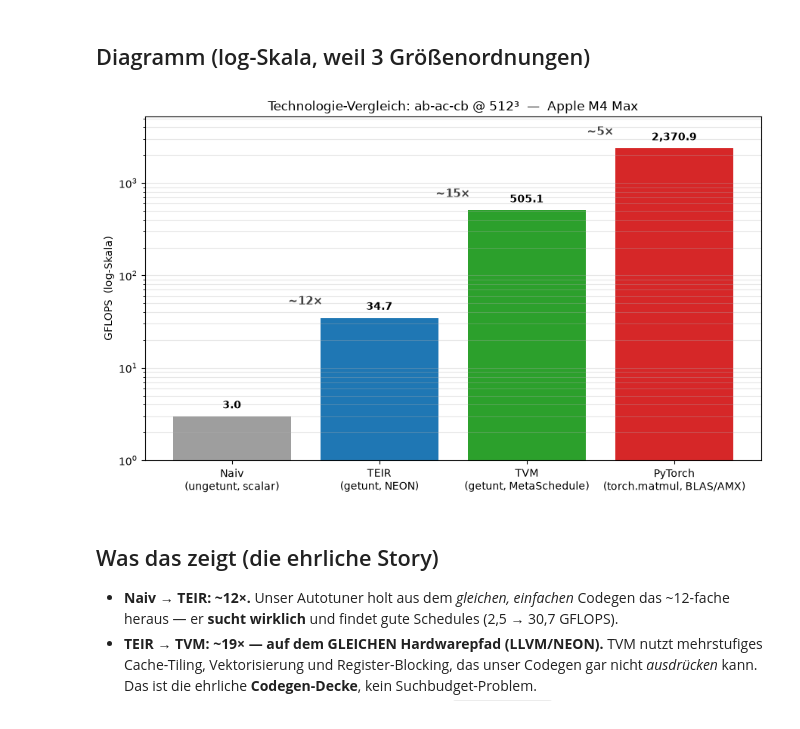
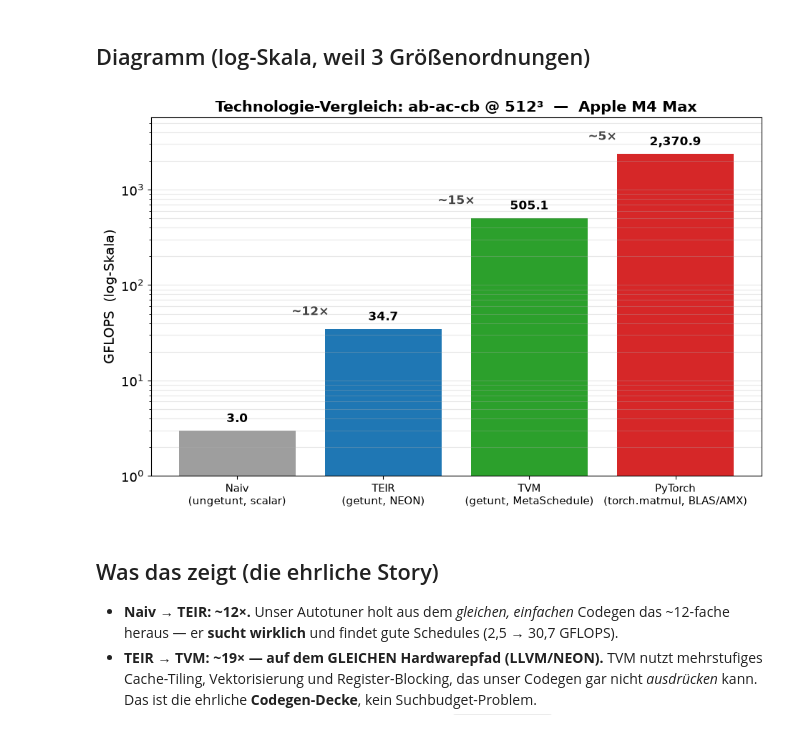
Before and after one commit to Smurado/mlc_lab, a Jupyter notebook: Projekt/autotuner/eval/notebooks/hero_comparison.ipynb, the cells around one changed output. Cells and saved outputs as stored; diff of their text form; code cells hidden in the pictures.

```diff
--- a/Projekt/autotuner/eval/notebooks/hero_comparison.ipynb
+++ b/Projekt/autotuner/eval/notebooks/hero_comparison.ipynb
@@ -108,27 +108,29 @@ df
 # %%
 import matplotlib.pyplot as plt
 labels = list(results.keys()); vals = list(results.values())
 colors = ['#9e9e9e', '#1f77b4', '#2ca02c', '#d62728']
-fig, ax = plt.subplots(figsize=(9, 5.5))
+fig, ax = plt.subplots(figsize=(9.5, 6))
 bars = ax.bar(labels, vals, color=colors)
 ax.set_yscale('log')
-ax.set_ylabel('GFLOPS  (log-Skala)')
-ax.set_title(f'Technologie-Vergleich: {CASE} @ {N}\u00b3  \u2014  Apple M4 Max')
-ax.set_ylim(1, max(vals) * 2.2)
+ax.set_ylabel('GFLOPS  (log-Skala)', fontsize=14)
+ax.set_title(f'Technologie-Vergleich: {CASE} @ {N}\u00b3  \u2014  Apple M4 Max', fontsize=15, fontweight='bold')
+ax.tick_params(axis='y', labelsize=13)
+ax.tick_params(axis='x', labelsize=10.5)
+ax.set_ylim(1, max(vals) * 2.4)
 for b, v in zip(bars, vals):
     ax.text(b.get_x() + b.get_width()/2, v * 1.15, f'{v:,.1f}',
-            ha='center', va='bottom', fontweight='bold')
+            ha='center', va='bottom', fontweight='bold', fontsize=12)
 ax.grid(axis='y', alpha=0.3, which='both')
 # Multiplikatoren zwischen den Balken (dynamisch aus den Messwerten)
 for i, j in [(0, 1), (1, 2), (2, 3)]:
     ax.annotate(f'~{vals[j]/vals[i]:.0f}\u00d7', xy=(j, vals[j]),
                 xytext=(i + 0.5, vals[j] * 1.4),
-                ha='center', color='#444', fontsize=11, fontweight='bold')
+                ha='center', color='#444', fontsize=12, fontweight='bold')
 plt.tight_layout()
 plt.savefig('hero_comparison.png', dpi=140)
 plt.show()
 # %% [output]
-[figure, old version]
+[figure, new version]
 # %% [markdown]
 ## Was das zeigt (die ehrliche Story)
 
```
Also changed, not shown: parts of 1 cell of this notebook, 18 other files.
